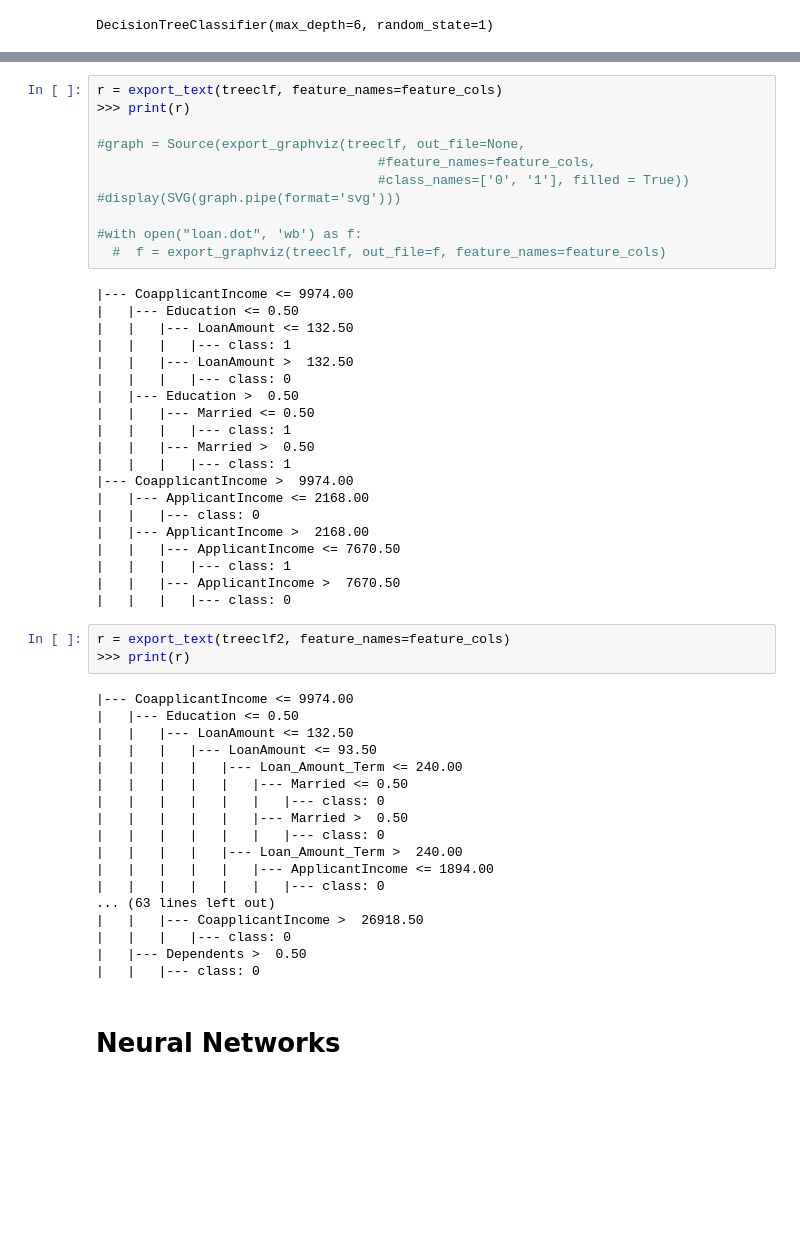
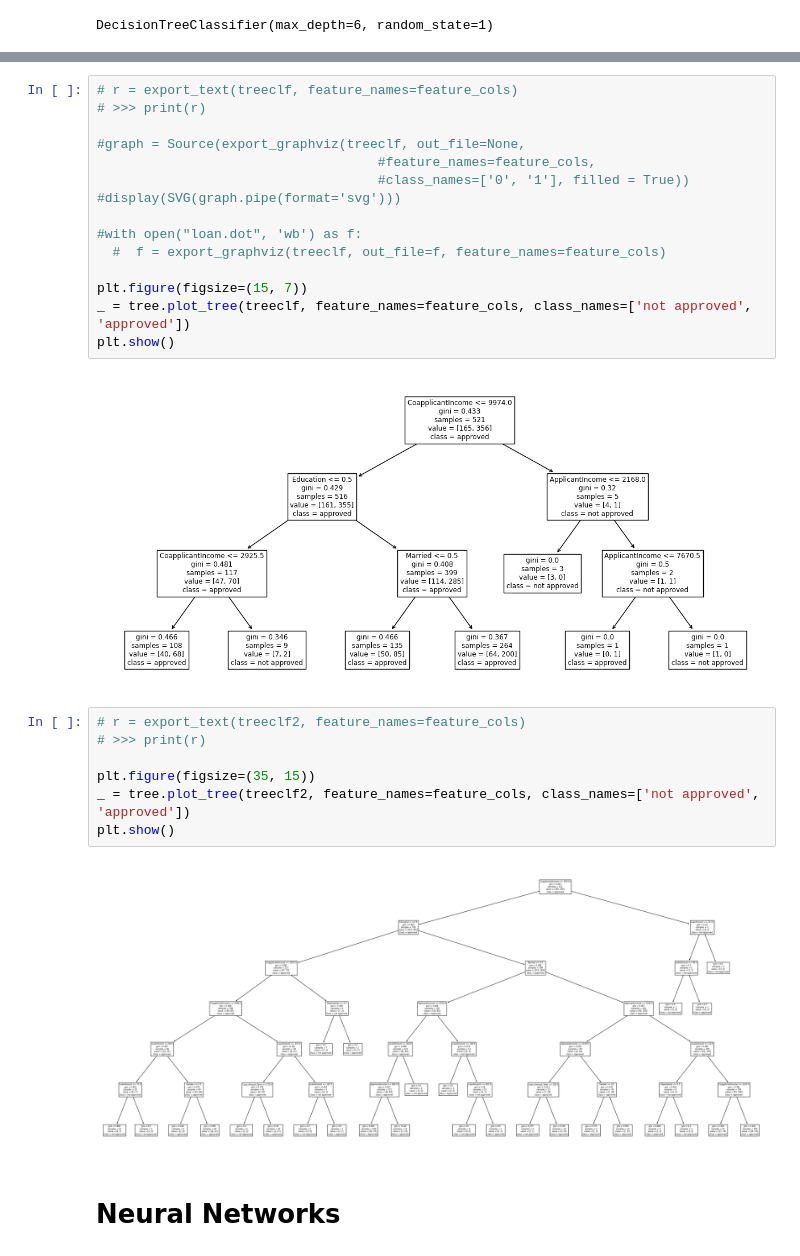
Before and after one commit to GavinMurdock/cs5830_project8, a Jupyter notebook: Project_8.ipynb, the cells around one changed output, grey strips where cells are left out. Cells and saved outputs as stored; diff of their text form; blank space fills up the shorter version.

Commit message:
added tree visualizations

```diff
--- a/Project_8.ipynb
+++ b/Project_8.ipynb
@@ -141,55 +143,29 @@ print(f1_score(y_test, clf2_pred))
 # %%
-r = export_text(treeclf, feature_names=feature_cols)
->>> print(r)
+# r = export_text(treeclf, feature_names=feature_cols)
+# >>> print(r)
 
 #graph = Source(export_graphviz(treeclf, out_file=None,
                                     #feature_names=feature_cols,
                                     #class_names=['0', '1'], filled = True))
 #display(SVG(graph.pipe(format='svg')))
 
 #with open("loan.dot", 'wb') as f:
   #  f = export_graphviz(treeclf, out_file=f, feature_names=feature_cols)
+
+plt.figure(figsize=(15, 7))
+_ = tree.plot_tree(treeclf, feature_names=feature_cols, class_names=['not approved', 'approved'])
+plt.show()
 # %% [output]
-|--- CoapplicantIncome <= 9974.00
-|   |--- Education <= 0.50
-|   |   |--- LoanAmount <= 132.50
-|   |   |   |--- class: 1
-|   |   |--- LoanAmount >  132.50
-|   |   |   |--- class: 0
-|   |--- Education >  0.50
-|   |   |--- Married <= 0.50
-|   |   |   |--- class: 1
-|   |   |--- Married >  0.50
-|   |   |   |--- class: 1
-|--- CoapplicantIncome >  9974.00
-|   |--- ApplicantIncome <= 2168.00
-|   |   |--- class: 0
-|   |--- ApplicantIncome >  2168.00
-|   |   |--- ApplicantIncome <= 7670.50
-|   |   |   |--- class: 1
-|   |   |--- ApplicantIncome >  7670.50
-|   |   |   |--- class: 0
+[figure, added]
 # %%
-r = export_text(treeclf2, feature_names=feature_cols)
->>> print(r)
+# r = export_text(treeclf2, feature_names=feature_cols)
+# >>> print(r)
+
+plt.figure(figsize=(35, 15))
+_ = tree.plot_tree(treeclf2, feature_names=feature_cols, class_names=['not approved', 'approved'])
+plt.show()
 # %% [output]
-|--- CoapplicantIncome <= 9974.00
-|   |--- Education <= 0.50
-|   |   |--- LoanAmount <= 132.50
-|   |   |   |--- LoanAmount <= 93.50
-|   |   |   |   |--- Loan_Amount_Term <= 240.00
-|   |   |   |   |   |--- Married <= 0.50
-|   |   |   |   |   |   |--- class: 0
-|   |   |   |   |   |--- Married >  0.50
-|   |   |   |   |   |   |--- class: 0
-|   |   |   |   |--- Loan_Amount_Term >  240.00
-|   |   |   |   |   |--- ApplicantIncome <= 1894.00
-|   |   |   |   |   |   |--- class: 0
-... (63 lines left out)
-|   |   |--- CoapplicantIncome >  26918.50
-|   |   |   |--- class: 0
-|   |--- Dependents >  0.50
-|   |   |--- class: 0
+[figure, added]
 # %% [markdown]
 # Neural Networks
 # %% [markdown]
```
Also changed, not shown: parts of 5 cells of this notebook.
